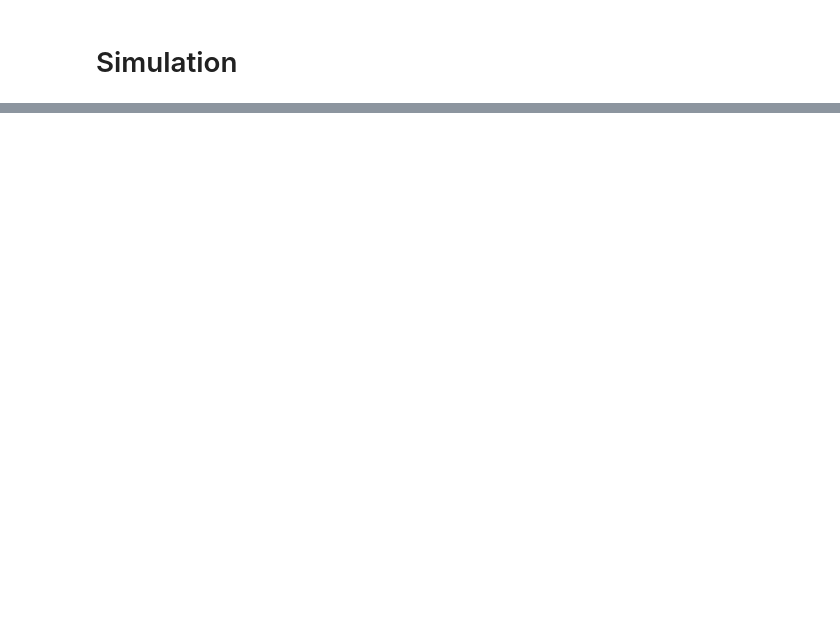
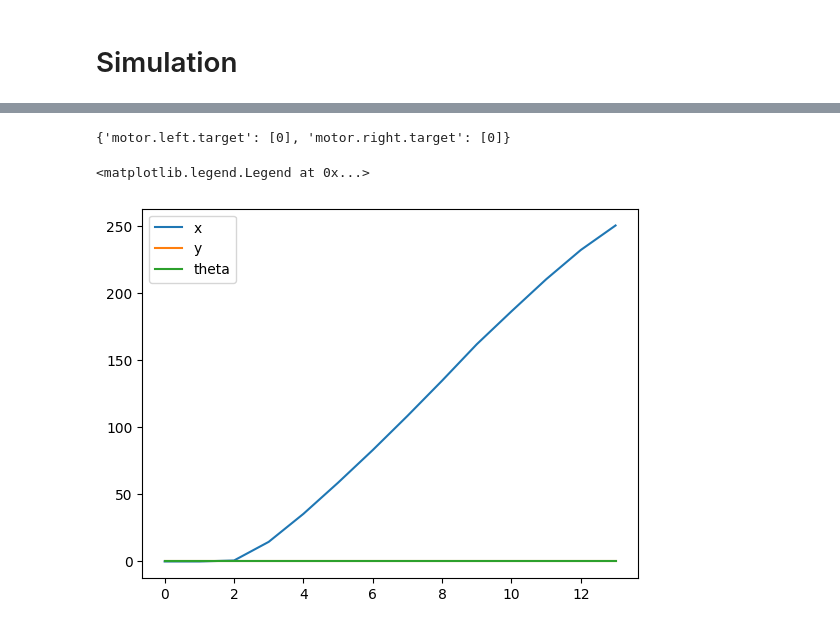
Before and after one commit to marinPh/mobileRobt38, a Jupyter notebook: Kalman/Kalman_complexe_translation.ipynb, the cells around one changed output, grey strips where cells are left out. Saved outputs shown, nothing was run; the diff lists cells and outputs as text; code cells hidden in the pictures; blank space fills up the shorter version.

Commit message:
Correction du filtre de Kalman

```diff
--- a/Kalman/Kalman_complexe_translation.ipynb
+++ b/Kalman/Kalman_complexe_translation.ipynb
@@ -507,0 +241,15 @@ plt.show()
+# %%
+### Setting up the origin and the kalman filter
+current_pos = np.array([0,0,0])
+current_speed = np.array([0,0,0])
+z_predicted = np.array([0,0,0,0,0,0]) #kalman_state
+sigma_predicted = np.diag([0,0,0,0,0,0])
+
+### Goal pos
+goal_pos = np.array([300,0])
+
+
+print("Open thymio")
+thymio = th.Thymio()
+await thymio.initiateLock()
+print("Thymio opened")
@@ -507,0 +323,12 @@ plt.show()
+# %%
+thymio.set_multiple_variables({"motor.left.target":[0],"motor.right.target":[0]})
+# %% [output]
+{'motor.left.target': [0], 'motor.right.target': [0]}
+# %%
+plt.plot(xdata, label='x')
+plt.plot(ydata, label='y')
+plt.plot(thetadata, label='theta')
+plt.legend()
+# %% [output]
+<matplotlib.legend.Legend at 0x...>
+[figure, added]
```
Also changed, not shown: parts of 32 cells of this notebook, 2 other files.
